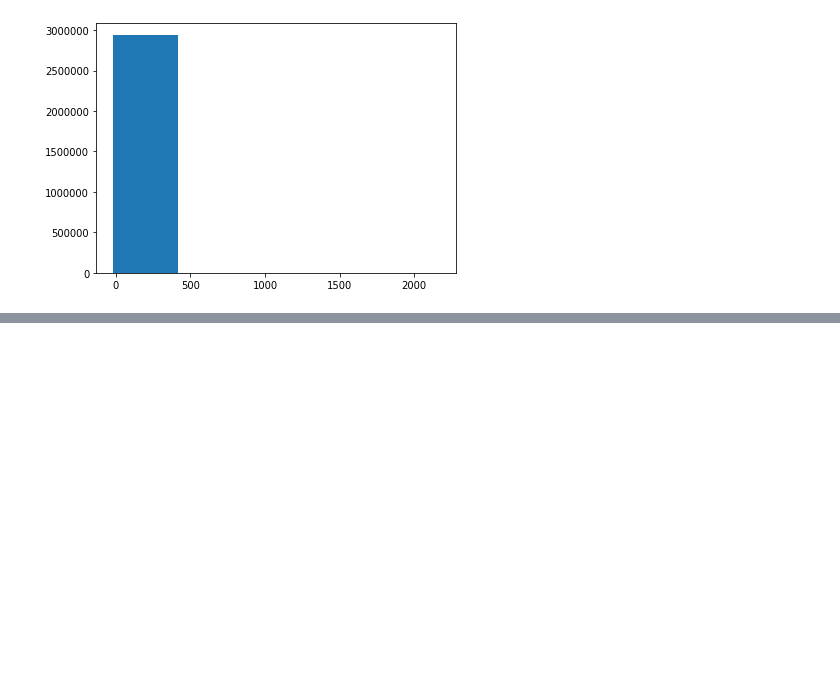
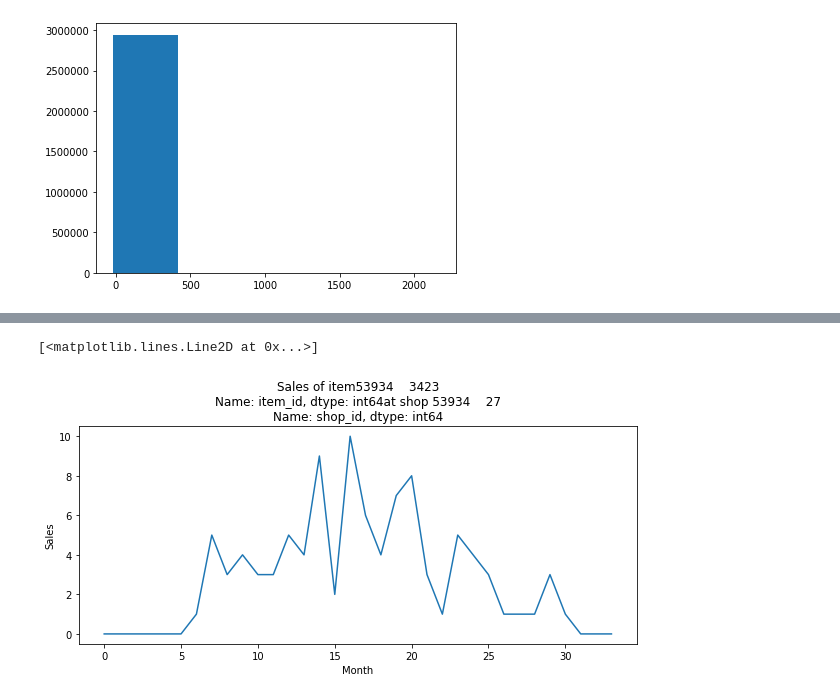
Before and after one commit to bmp0924/Predict-Future-Sales, a Jupyter notebook: Neural Model.ipynb, the cells around one changed output, grey strips where cells are left out. Cells and saved outputs as stored; diff of their text form; code cells hidden in the pictures; blank space fills up the shorter version.

```diff
--- a/Neural Model.ipynb
+++ b/Neural Model.ipynb
@@ -86,16 +86,22 @@ train = train.loc[(train.item_cnt_day < 669)]
 data = train.groupby(['date_block_num','item_id','shop_id']).sum().reset_index()
 # print(data)
 data = data[['date_block_num','item_id','shop_id','item_cnt_day','item_price']]
+item_catigories = item_catigories[['item_id','item_category_id']]
 
-# table = pd.pivot_table(data, values='item_cnt_day', index=['item_id', 'shop_id'],
-#                         columns=['date_block_num'], aggfunc=np.sum).reset_index()
-table = pd.pivot_table(data, values=['item_cnt_day', 'item_price'], index=['item_id', 'shop_id'], columns=['date_block_num'],
-                       aggfunc={'item_cnt_day': np.sum,'item_price': max}).reset_index()
+# data.head(10)
+
+table = pd.pivot_table(data, values='item_cnt_day', index=['item_id', 'shop_id'],
+                        columns=['date_block_num'], aggfunc=np.sum).reset_index()
+
 table = table.fillna(0)
 
-item_catigories = item_catigories[['item_id','item_category_id']]
+data_form = table
+# data_form = item_catigories.merge(table, on = ['item_id'], how = 'left')
+
+data_form.head()
+
+
 #get rid of those not in test data
-data_form = test.merge(table, on = ['item_id', 'shop_id'], how = 'left')
-data_form = item_catigories.merge(table, on = 'item_id', how = 'right')
+# data_form = test.merge(table, on = ['item_id'], how = 'left')
 
-data_form = data_form.fillna(0)
+# data_form = data_form.fillna(0)
@@ -132,2 +139,0 @@ data_form.head()
-# %%
-data_form = data_form.iloc[:,3:]
@@ -157,0 +147,7 @@ data_form.shape
+# %%
+guess_and_check = data_form
+guess_and_check = guess_and_check.loc[guess_and_check['shop_id'] == 27]
+guess_and_check = guess_and_check.loc[guess_and_check['item_id'] == 3423]
+check_vals = guess_and_check.drop(columns=['shop_id','item_id']).T
+print(check_vals.shape)
+guess_and_check
@@ -158,2 +159,11 @@ data_form.shape
+# %%
+plt.figure(figsize =(10,4))
+plt.title("Sales of item"+ str(guess_and_check['item_id']) + 'at shop '+ str(guess_and_check['shop_id']))
+plt.xlabel('Month')
+plt.ylabel('Sales')
+plt.plot(guess_and_check.columns[2:],check_vals)
+# %% [output]
+[<matplotlib.lines.Line2D at 0x...>]
+[figure, added]
 # %%
 # normalize the dataset
```
Also changed, not shown: parts of 18 cells of this notebook.
